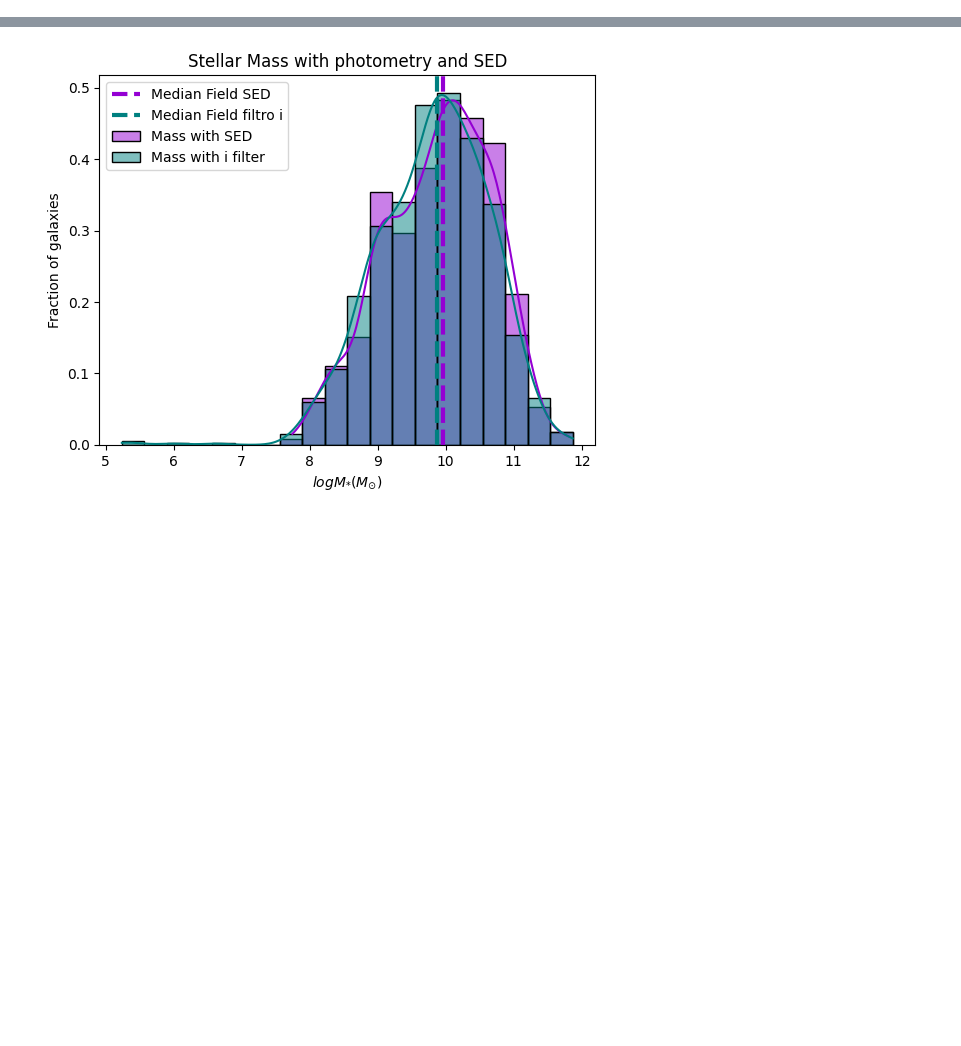
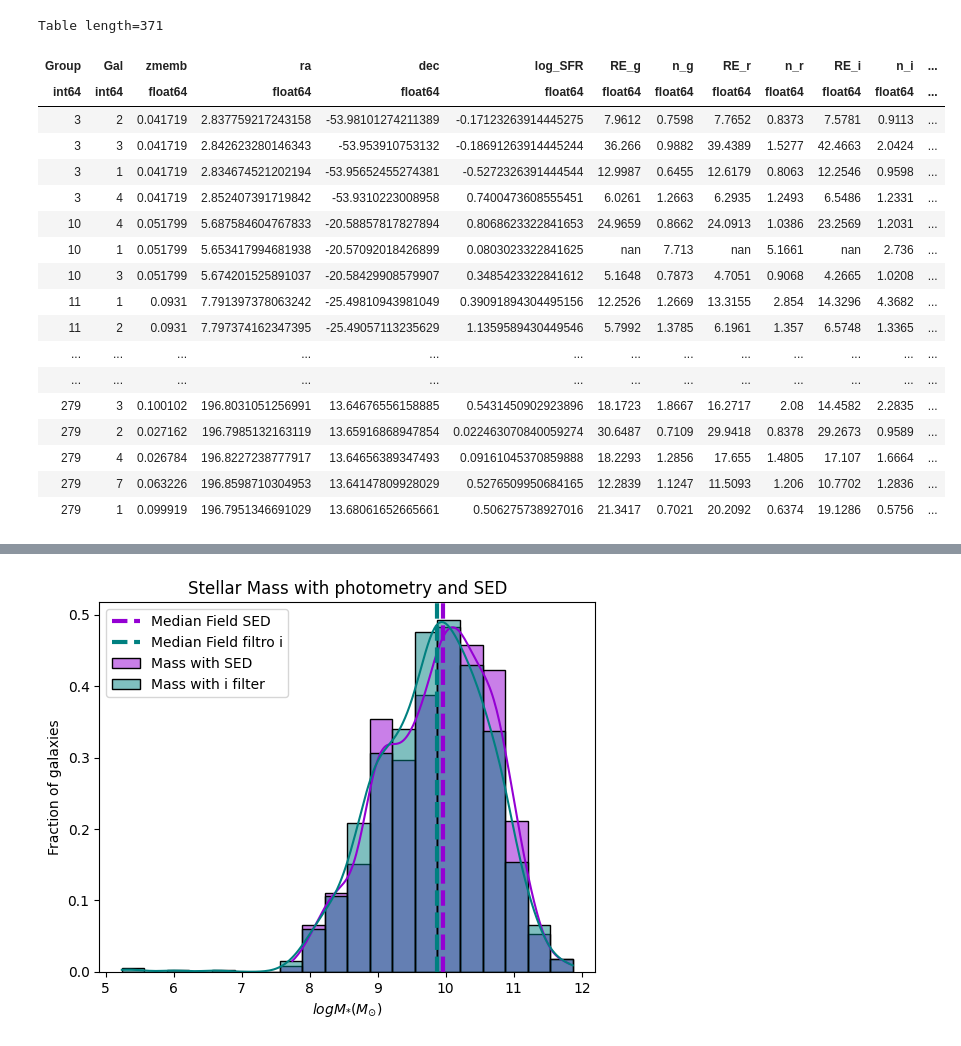
Before and after one commit to Siortiz/MorphoLS, a Jupyter notebook: Analysis/Masas.ipynb, the cells around one changed output, grey strips where cells are left out. Drawn from its saved outputs; the diff is of its cells as text; code cells hidden in the pictures; blank space fills up the shorter version.

```diff
--- a/Analysis/Masas.ipynb
+++ b/Analysis/Masas.ipynb
@@ -13,26 +13,46 @@ grupos.rename_column('logSFR_NUV', 'log_SFR')
 # %%
 H_0 = 67.4 #km/s/Mpc
 c = 300000
 M_solar_z = 4.5
 M_solar_r = 4.65
 
-control['Distance (Mpc)'] = (control['z']*c)/H_0
+#control['Distance (Mpc)'] = (control['z']*c)/H_0
 #control['M_z'] = control['mag_z'] - 5*np.log10(control['Distance (Mpc)']*1000000) + 5 + 1.211*control['ebv']
-control['M_i'] = control['mag_i'] - 5*np.log10(control['Distance (Mpc)']*1000000) + 5 + 1.592*control['ebv']
+#control['M_i'] = control['mag_i'] - 5*np.log10(control['Distance (Mpc)']*1000000) + 5 + 1.592*control['ebv']
 #control['M_r'] = control['mag_r'] - 5*np.log10(control['Distance (Mpc)']*1000000) + 5 + 2.165*control['ebv']
 
 #control['Li/Lsun'] = (4.53 - control['M_i'])/2.5
 #control['Lr/Lsun'] = (M_solar_r - control['M_r'])/2.5
 #control['Lz/Lsun'] = (M_solar_z - control['M_z'])/2.5
 
 #control['stellar_mass_phot'] = -1.129 + 0.791*(control['mag_g']-control['mag_z']) + control['Lz/Lsun']
 #control['stellar_mass_phot_r'] = -0.84 + 1.654*(control['mag_g']-control['mag_r']) + control['Lr/Lsun']
-control['stellar_mass_phot_i'] = (1.15 + 0.7*(control['mag_g'] - control['mag_i']) - 0.4*control['M_i'])
+#control['stellar_mass_phot_i'] = (1.15 + 0.7*(control['mag_g'] - control['mag_i']) - 0.4*control['M_i'])
 
 grupos['Distance (Mpc)'] = (grupos['zmemb']*c)/H_0
 grupos['M_i'] = grupos['mag_i'] - 5*np.log10(grupos['Distance (Mpc)']*1000000) + 5 + 1.592*grupos['ebv']
 grupos['stellar_mass_phot_i'] = (1.15 + 0.7*(grupos['mag_g'] - grupos['mag_i']) - 0.4*grupos['M_i'])
 grupos
+# %% [output]
+Table length=371
+| Group | Gal | zmemb | ra | dec | log_SFR | RE_g | n_g | RE_r | n_r | RE_i | n_i | ... |
+| int64 | int64 | float64 | float64 | float64 | float64 | float64 | float64 | float64 | float64 | float64 | float64 | ... |
+| 3 | 2 | 0.041719 | 2.837759217243158 | -53.98101274211389 | -0.17123263914445275 | 7.9612 | 0.7598 | 7.7652 | 0.8373 | 7.5781 | 0.9113 | ... |
+| 3 | 3 | 0.041719 | 2.842623280146343 | -53.953910753132 | -0.18691263914445244 | 36.266 | 0.9882 | 39.4389 | 1.5277 | 42.4663 | 2.0424 | ... |
+| 3 | 1 | 0.041719 | 2.834674521202194 | -53.95652455274381 | -0.5272326391444544 | 12.9987 | 0.6455 | 12.6179 | 0.8063 | 12.2546 | 0.9598 | ... |
+| 3 | 4 | 0.041719 | 2.852407391719842 | -53.9310223008958 | 0.7400473608555451 | 6.0261 | 1.2663 | 6.2935 | 1.2493 | 6.5486 | 1.2331 | ... |
+| 10 | 4 | 0.051799 | 5.687584604767833 | -20.58857817827894 | 0.8068623322841653 | 24.9659 | 0.8662 | 24.0913 | 1.0386 | 23.2569 | 1.2031 | ... |
+| 10 | 1 | 0.051799 | 5.653417994681938 | -20.57092018426899 | 0.0803023322841625 | nan | 7.713 | nan | 5.1661 | nan | 2.736 | ... |
+| 10 | 3 | 0.051799 | 5.674201525891037 | -20.58429908579907 | 0.3485423322841612 | 5.1648 | 0.7873 | 4.7051 | 0.9068 | 4.2665 | 1.0208 | ... |
+| 11 | 1 | 0.0931 | 7.791397378063242 | -25.49810943981049 | 0.39091894304495156 | 12.2526 | 1.2669 | 13.3155 | 2.854 | 14.3296 | 4.3682 | ... |
+| 11 | 2 | 0.0931 | 7.797374162347395 | -25.49057113235629 | 1.1359589430449546 | 5.7992 | 1.3785 | 6.1961 | 1.357 | 6.5748 | 1.3365 | ... |
+| ... | ... | ... | ... | ... | ... | ... | ... | ... | ... | ... | ... | ... |
+| ... | ... | ... | ... | ... | ... | ... | ... | ... | ... | ... | ... | ... |
+| 279 | 3 | 0.100102 | 196.8031051256991 | 13.64676556158885 | 0.5431450902923896 | 18.1723 | 1.8667 | 16.2717 | 2.08 | 14.4582 | 2.2835 | ... |
+| 279 | 2 | 0.027162 | 196.7985132163119 | 13.65916868947854 | 0.022463070840059274 | 30.6487 | 0.7109 | 29.9418 | 0.8378 | 29.2673 | 0.9589 | ... |
+| 279 | 4 | 0.026784 | 196.8227238777917 | 13.64656389347493 | 0.09161045370859888 | 18.2293 | 1.2856 | 17.655 | 1.4805 | 17.107 | 1.6664 | ... |
+| 279 | 7 | 0.063226 | 196.8598710304953 | 13.64147809928029 | 0.5276509950684165 | 12.2839 | 1.1247 | 11.5093 | 1.206 | 10.7702 | 1.2836 | ... |
+| 279 | 1 | 0.099919 | 196.7951346691029 | 13.68061652665661 | 0.506275738927016 | 21.3417 | 0.7021 | 20.2092 | 0.6374 | 19.1286 | 0.5756 | ... |
 # %%
 control = control[control['Gal'] != 218]
 print(len(control), len(grupos))
```
Also changed, not shown: parts of 6 cells of this notebook, 47 other files.
